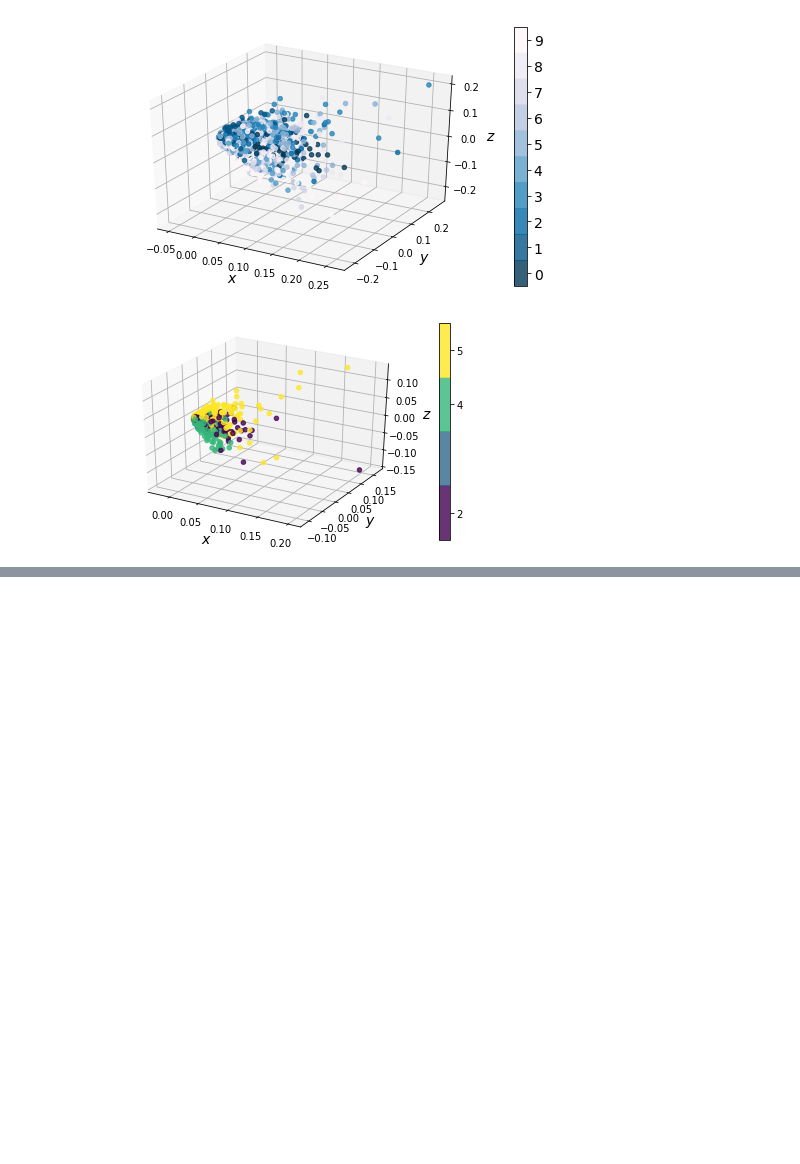
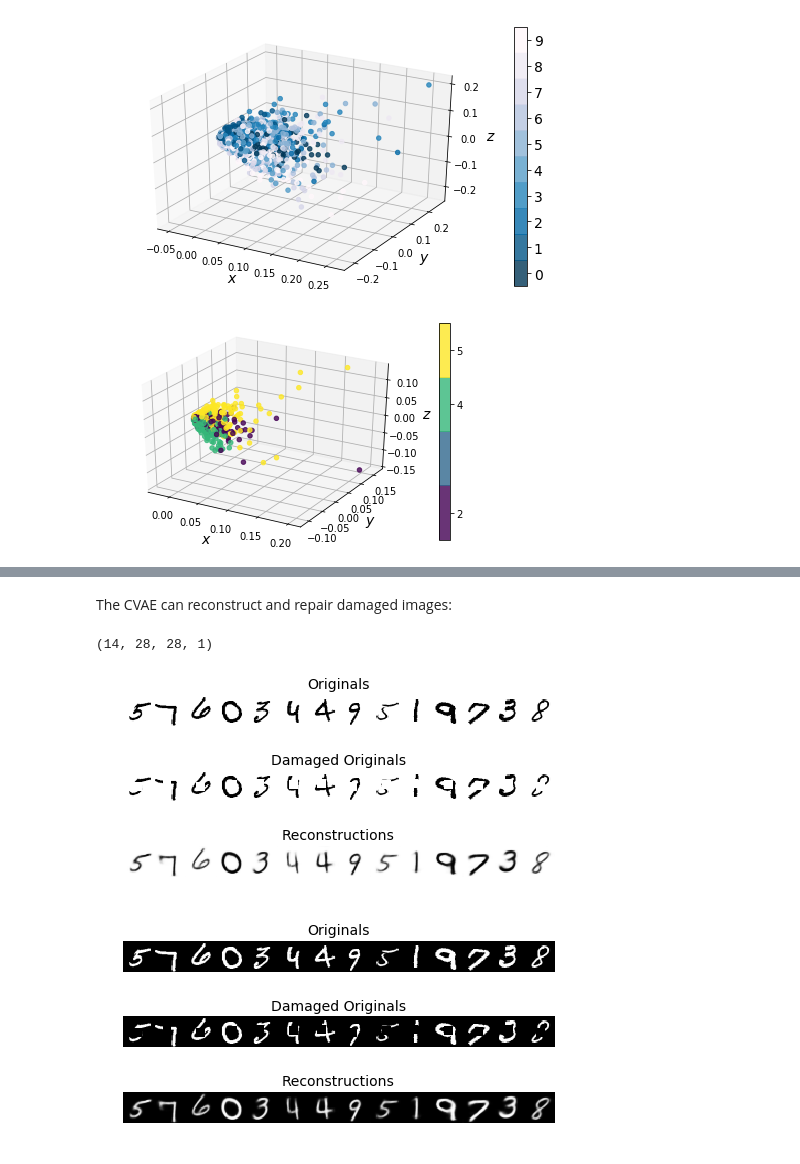
Before and after one commit to mathybit/ml-tutorials, a Jupyter notebook: autoencoders.ipynb, the cells around one changed output, grey strips where cells are left out. Saved outputs shown, nothing was run; the diff lists cells and outputs as text; code cells hidden in the pictures; blank space fills up the shorter version.

```diff
--- a/autoencoders.ipynb
+++ b/autoencoders.ipynb
@@ -2003,8 +1986,8 @@ plt.show()
 n_digits = 16
 n_iterations = 7
 
-#codings_in = noise = np.random.uniform(-2, 2, n_digits * n_codings).reshape((n_digits, n_codings))
-codings_in = noise = np.random.normal(0, 1.0, n_digits * n_codings).reshape((n_digits, n_codings))
+#codings_in = np.random.uniform(-2, 2, n_digits * n_codings).reshape((n_digits, n_codings))
+codings_in = np.random.normal(0, 1.0, n_digits * n_codings).reshape((n_digits, n_codings))
 codings_target = target_codings = np.roll(codings_in, -1, axis=0)
 difference = codings_target - codings_in
 
@@ -2610,0 +2917,68 @@ print()
+# %% [markdown]
+The CVAE can reconstruct and repair damaged images:
+# %%
+n_images = 14
+cols = n_images
+rows = 1
+scaling_factor = 1.1
+
+images_in, cond_in = random_batch(X_train, X_train_cond, batch_size=n_images)
+images_damaged = np.copy(images_in)
+print(images_in.shape)
+
+# Cut out a box of specified size rom the image
+cutdim_w = 8
+cutdim_h = 8
+for image_index in range(n_images):
+    i = np.random.randint(cutdim_w, width - 2*cutdim_w)
+    j = np.random.randint(cutdim_h, height - 2*cutdim_h)
+    images_damaged[image_index, i:i+cutdim_w, j:j+cutdim_h, 0] = 0
+
+images_out = cvae.predict([images_damaged, cond_in])
+
+image_in = combine_images(images_in, rows, cols)
+image_damaged = combine_images(images_damaged, rows, cols)
+image_out = combine_images(images_out, rows, cols)
+
+fig = plt.figure(figsize=(scaling_factor*cols, scaling_factor*rows*3))
+plt.subplot(3,1,1)
+plt.title("Originals", fontsize=14)
+plt.imshow(image_in, cmap="Greys", interpolation="nearest")
+plt.axis("off")
+
+plt.subplot(3,1,2)
+plt.title("Damaged Originals", fontsize=14)
+plt.imshow(image_damaged, cmap="Greys", interpolation="nearest")
+plt.axis("off")
+
+plt.subplot(3,1,3)
+plt.title("Reconstructions", fontsize=14)
+plt.imshow(image_out, cmap="Greys", interpolation="nearest")
+plt.axis("off")
+
+plt.tight_layout()
+plt.show()
+
+
+fig = plt.figure(figsize=(scaling_factor*cols, scaling_factor*rows*3))
+plt.subplot(3,1,1)
+plt.title("Originals", fontsize=14)
+plt.imshow(image_in, cmap="gray", interpolation="nearest")
+plt.axis("off")
+
+plt.subplot(3,1,2)
+plt.title("Damaged Originals", fontsize=14)
+plt.imshow(image_damaged, cmap="gray", interpolation="nearest")
+plt.axis("off")
+
+plt.subplot(3,1,3)
+plt.title("Reconstructions", fontsize=14)
+plt.imshow(image_out, cmap="gray", interpolation="nearest")
+plt.axis("off")
+
+plt.tight_layout()
+plt.show()
+# %% [output]
+(14, 28, 28, 1)
+[figure, added]
+[figure, added]
```
Also changed, not shown: parts of 50 cells of this notebook, 9 other files.
